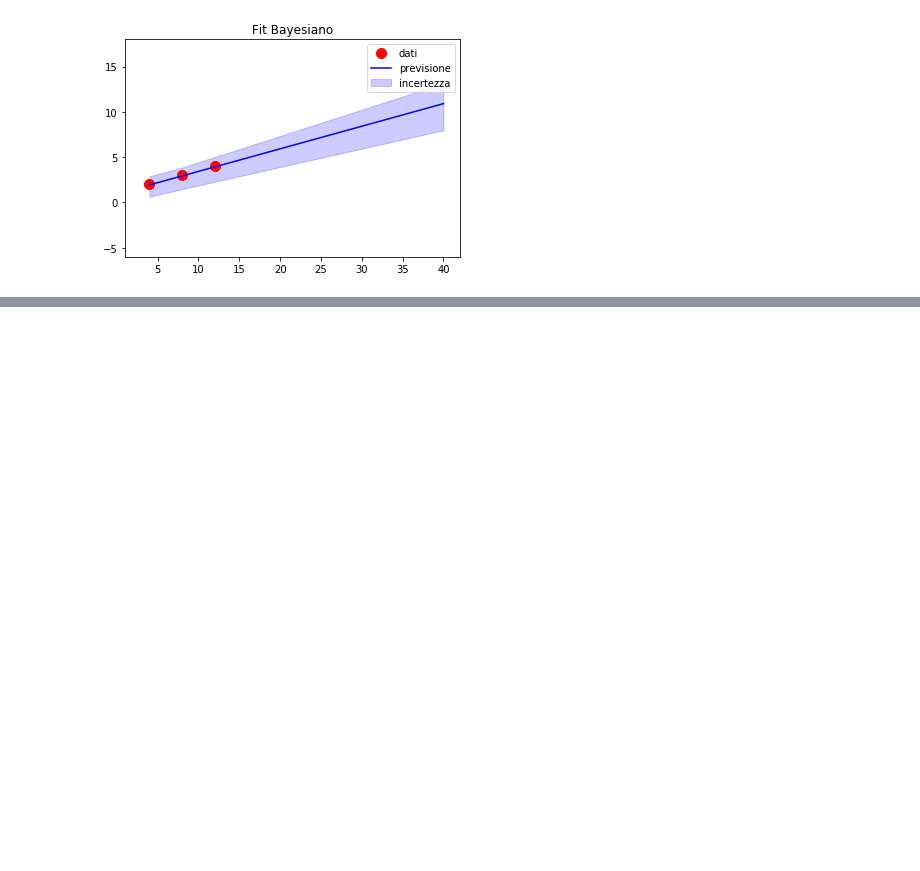
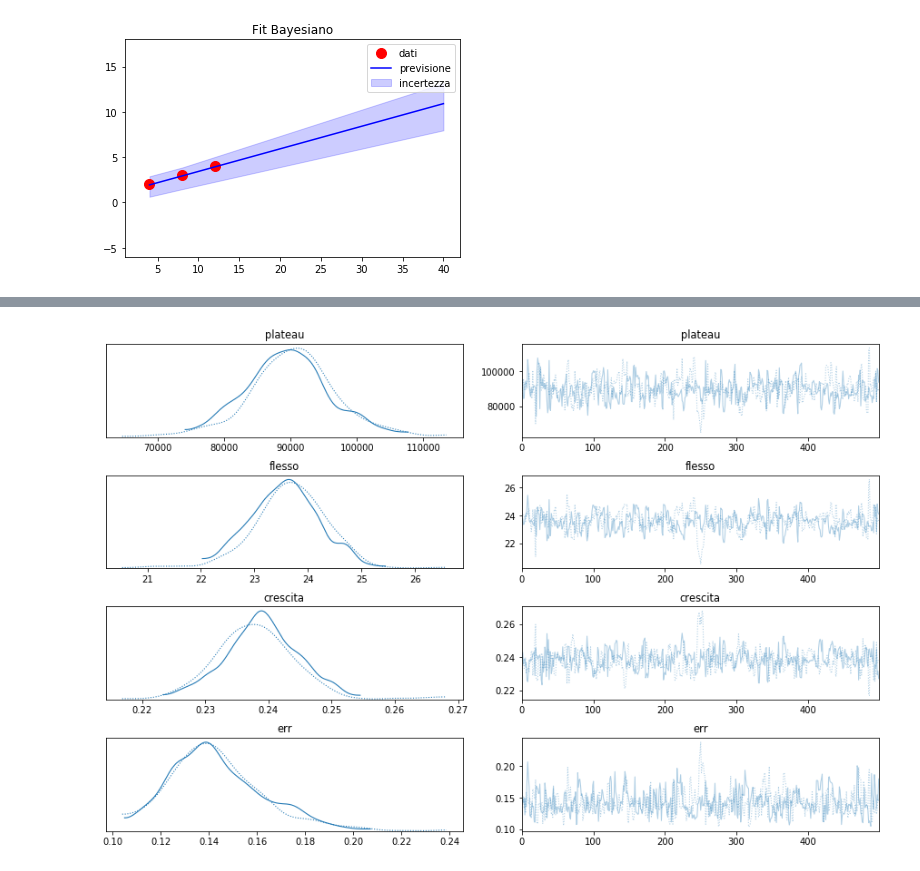
Before and after one commit to vlavorini/covid-19, a Jupyter notebook: bayesian.ipynb, the cells around one changed output, grey strips where cells are left out. Drawn from its saved outputs; the diff is of its cells as text; code cells hidden in the pictures; blank space fills up the shorter version.

```diff
--- a/bayesian.ipynb
+++ b/bayesian.ipynb
@@ -158,0 +161,8 @@ plt.show()
+# %%
+df = pd.read_csv("COVID-19/dati-andamento-nazionale/dpc-covid19-ita-andamento-nazionale.csv")
+df['data'] = pd.to_datetime(df['data'])
+#data_limite_sup = pd.to_datetime("2020-03-13T20:00")
+#df=df[df['data']<data_limite_sup]
+#data_limite_inf = pd.to_datetime("2020-02-28T10:00")
+#df=df[df['data']>data_limite_inf]
+df.index=df['data']
@@ -158,0 +200,5 @@ plt.show()
+# %%
+pm.traceplot(trace)
+plt.show()
+# %% [output]
+[figure, added]
```
Also changed, not shown: parts of 13 cells of this notebook, 1 other file.
